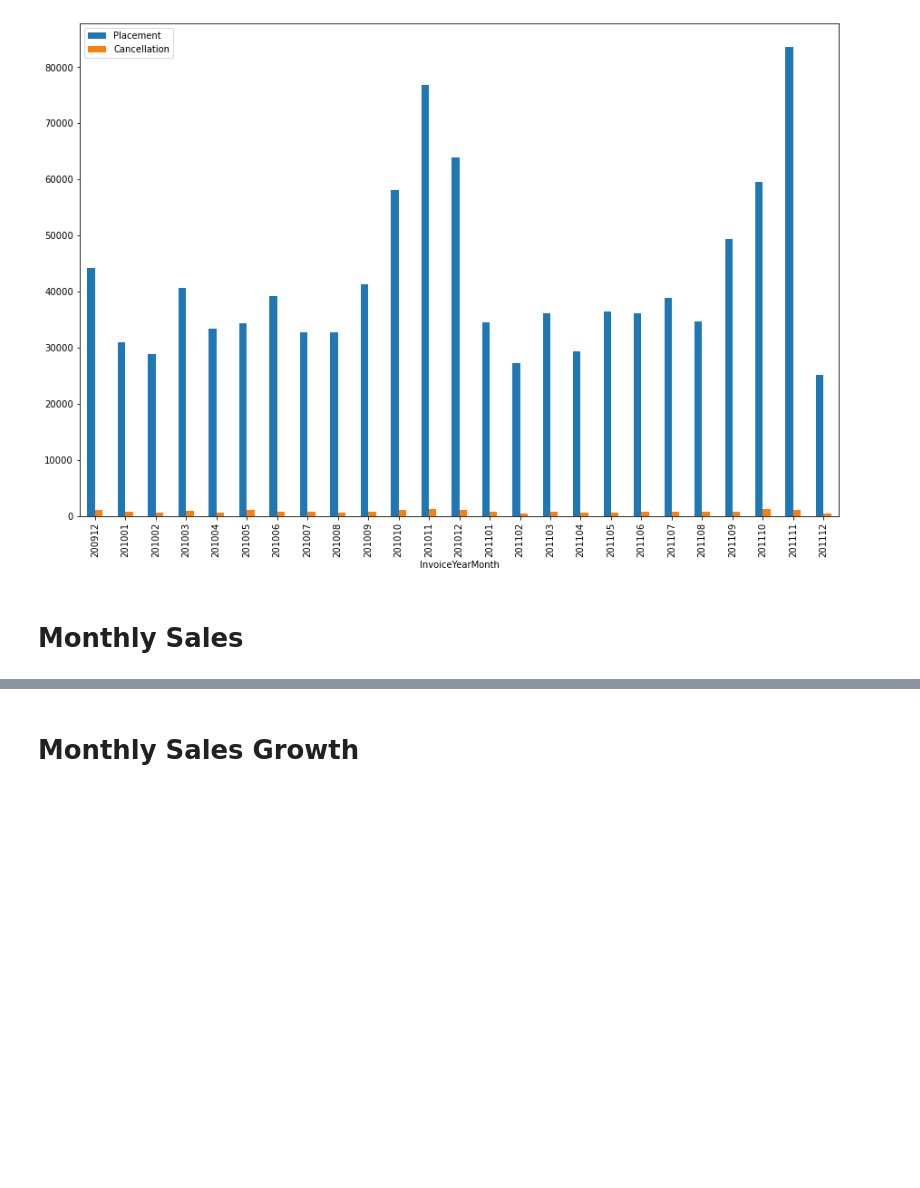
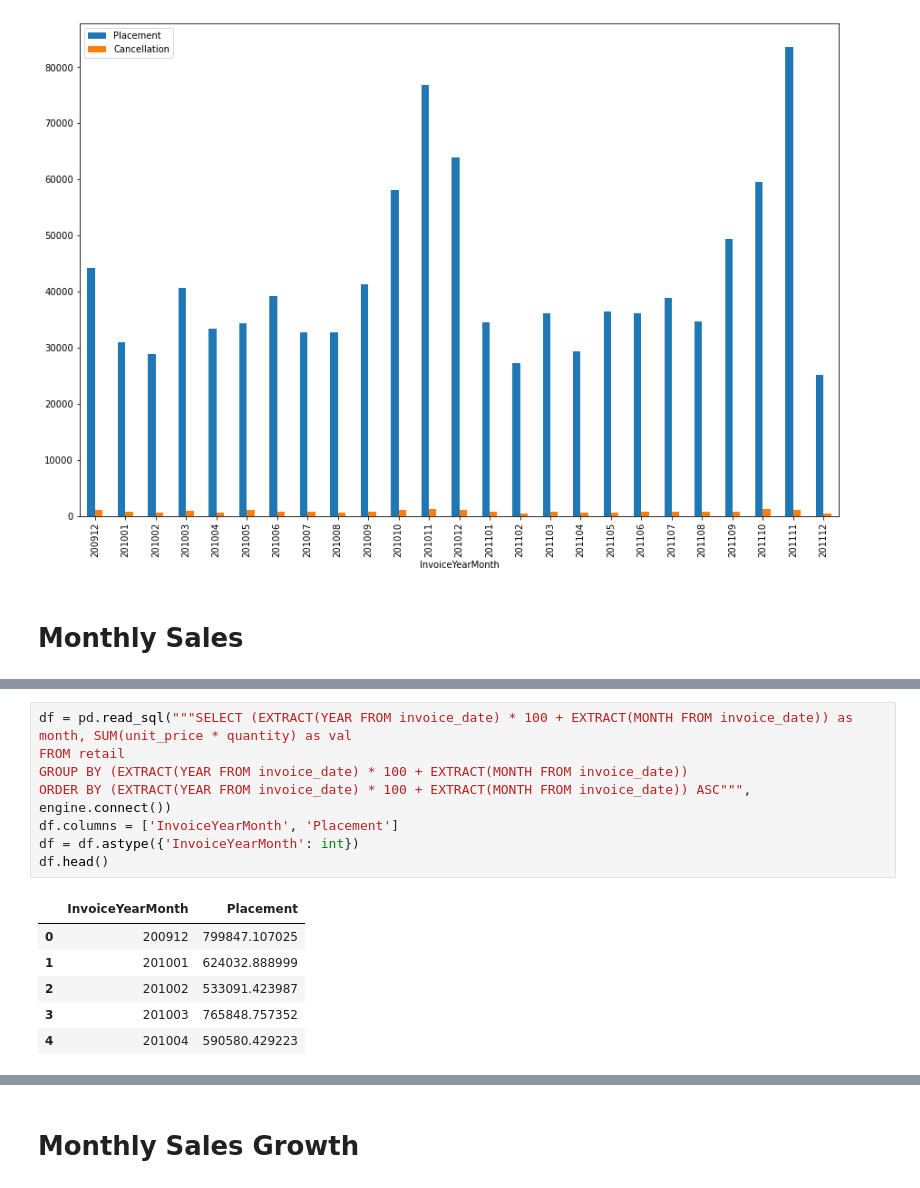
Before and after one commit to jarviscanada/jarvis_data_eng_VishaySingh, a Jupyter notebook: python_data_analytics/python_data_wrangling/retail_data_analytics_wrangling.ipynb, the cells around one changed output, grey strips where cells are left out. Drawn from its saved outputs; the diff is of its cells as text; blank space fills up the shorter version.

```diff
--- a/python_data_analytics/python_data_wrangling/retail_data_analytics_wrangling.ipynb
+++ b/python_data_analytics/python_data_wrangling/retail_data_analytics_wrangling.ipynb
@@ -266,0 +256,15 @@ df.plot(x='InvoiceYearMonth', y=['Placement', 'Cancellation'], kind='bar', figsi
+# %%
+df = pd.read_sql("""SELECT (EXTRACT(YEAR FROM invoice_date) * 100 + EXTRACT(MONTH FROM invoice_date)) as month, SUM(unit_price * quantity) as val
+FROM retail
+GROUP BY (EXTRACT(YEAR FROM invoice_date) * 100 + EXTRACT(MONTH FROM invoice_date))
+ORDER BY (EXTRACT(YEAR FROM invoice_date) * 100 + EXTRACT(MONTH FROM invoice_date)) ASC""", engine.connect())
+df.columns = ['InvoiceYearMonth', 'Placement']
+df = df.astype({'InvoiceYearMonth': int})
+df.head()
+# %% [output]
+|  | InvoiceYearMonth | Placement |
+| 0 | 200912 | 799847.107025 |
+| 1 | 201001 | 624032.888999 |
+| 2 | 201002 | 533091.423987 |
+| 3 | 201003 | 765848.757352 |
+| 4 | 201004 | 590580.429223 |
```
Also changed, not shown: parts of 4 cells of this notebook, 3 other files.
